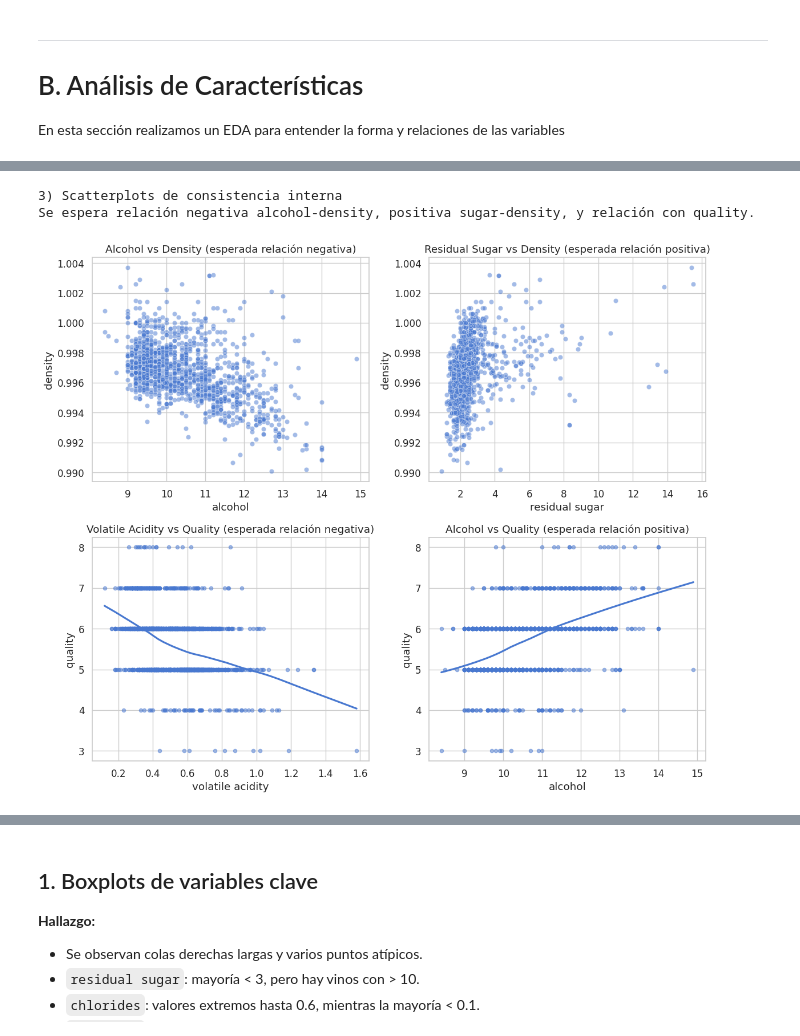
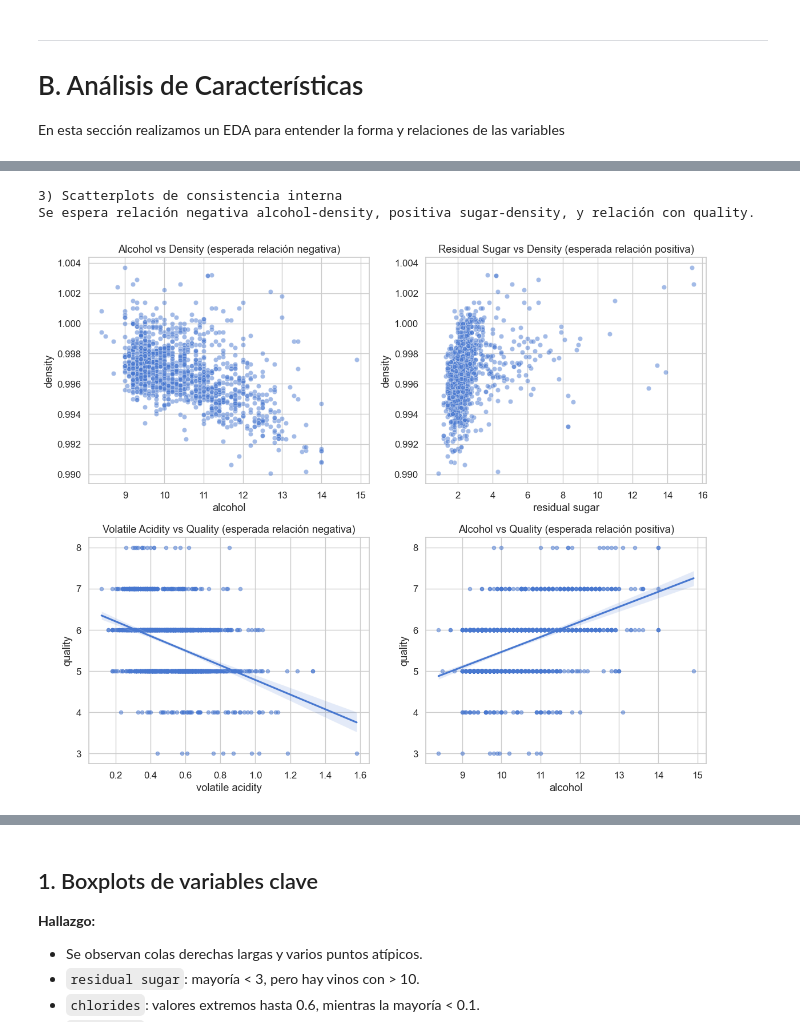
Before and after one commit to Joselyn2114/Assign02-LogisticRegression, a Jupyter notebook: Regresión_Logística.ipynb, the cells around one changed output, grey strips where cells are left out. Drawn from its saved outputs; the diff is of its cells as text; code cells hidden in the pictures.

```diff
--- a/Regresión_Logística.ipynb
+++ b/Regresión_Logística.ipynb
@@ -186,27 +185,27 @@ plt.title("Heatmap Spearman"); plt.show()
 # %%
 # -----------------------------------
 print("\n3) Scatterplots de consistencia interna")
 print("Se espera relación negativa alcohol-density, positiva sugar-density, y relación con quality.\n")
 
 fig, axes = plt.subplots(2, 2, figsize=(12, 10))
 sns.scatterplot(data=df, x="alcohol", y="density", alpha=0.5, ax=axes[0,0])
 axes[0,0].set_title("Alcohol vs Density (esperada relación negativa)")
 
 sns.scatterplot(data=df, x="residual sugar", y="density", alpha=0.5, ax=axes[0,1])
 axes[0,1].set_title("Residual Sugar vs Density (esperada relación positiva)")
 
-sns.regplot(data=df, x="volatile acidity", y="quality", lowess=True,
+sns.regplot(data=df, x="volatile acidity", y="quality",
             scatter_kws={'s':20, 'alpha':0.5}, ax=axes[1,0])
 axes[1,0].set_title("Volatile Acidity vs Quality (esperada relación negativa)")
 
-sns.regplot(data=df, x="alcohol", y="quality", lowess=True,
+sns.regplot(data=df, x="alcohol", y="quality",
             scatter_kws={'s':20, 'alpha':0.5}, ax=axes[1,1])
 axes[1,1].set_title("Alcohol vs Quality (esperada relación positiva)")
 plt.tight_layout(); plt.show()
 # %% [output]
 3) Scatterplots de consistencia interna
 Se espera relación negativa alcohol-density, positiva sugar-density, y relación con quality.
-[figure, old version]
+[figure, new version]
 # %%
 # -----------------------------------
 print("\n4) Comparación por grupos de calidad")
```
Also changed, not shown: parts of 17 cells of this notebook.
